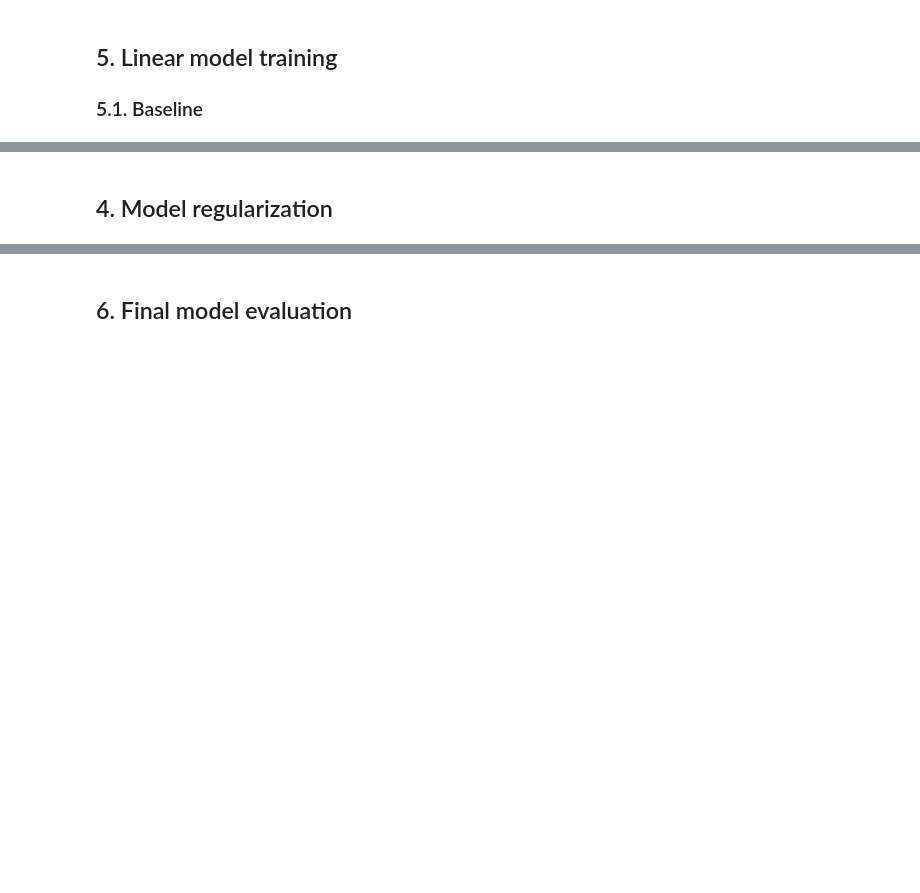
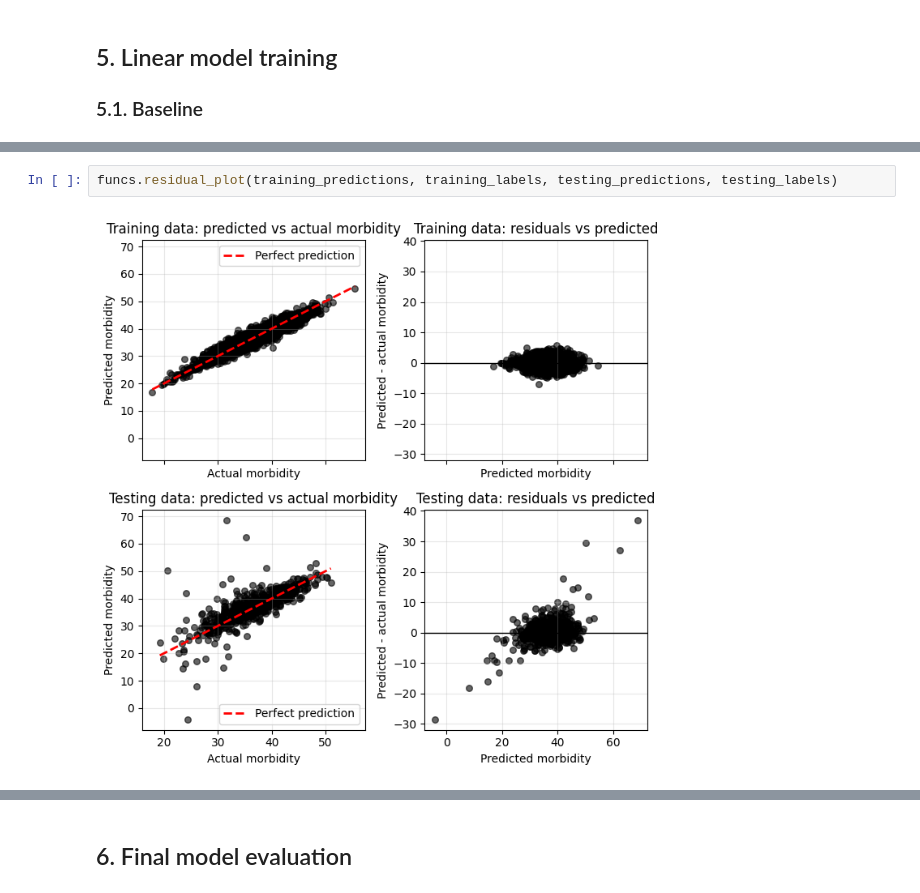
Before and after one commit to 4GeeksAcademy/gperdrizet-regularized-linear-regression, a Jupyter notebook: notebooks/solution.ipynb, the cells around one changed output, grey strips where cells are left out. Saved outputs shown, nothing was run; the diff lists cells and outputs as text; blank space fills up the shorter version.

```diff
--- a/notebooks/solution.ipynb
+++ b/notebooks/solution.ipynb
@@ -545,2 +501,4 @@ plt.show()
-# %% [markdown]
-## 4. Model regularization
+# %%
+funcs.residual_plot(training_predictions, training_labels, testing_predictions, testing_labels)
+# %% [output]
+[figure, added]
```
Also changed, not shown: parts of 18 cells of this notebook.
